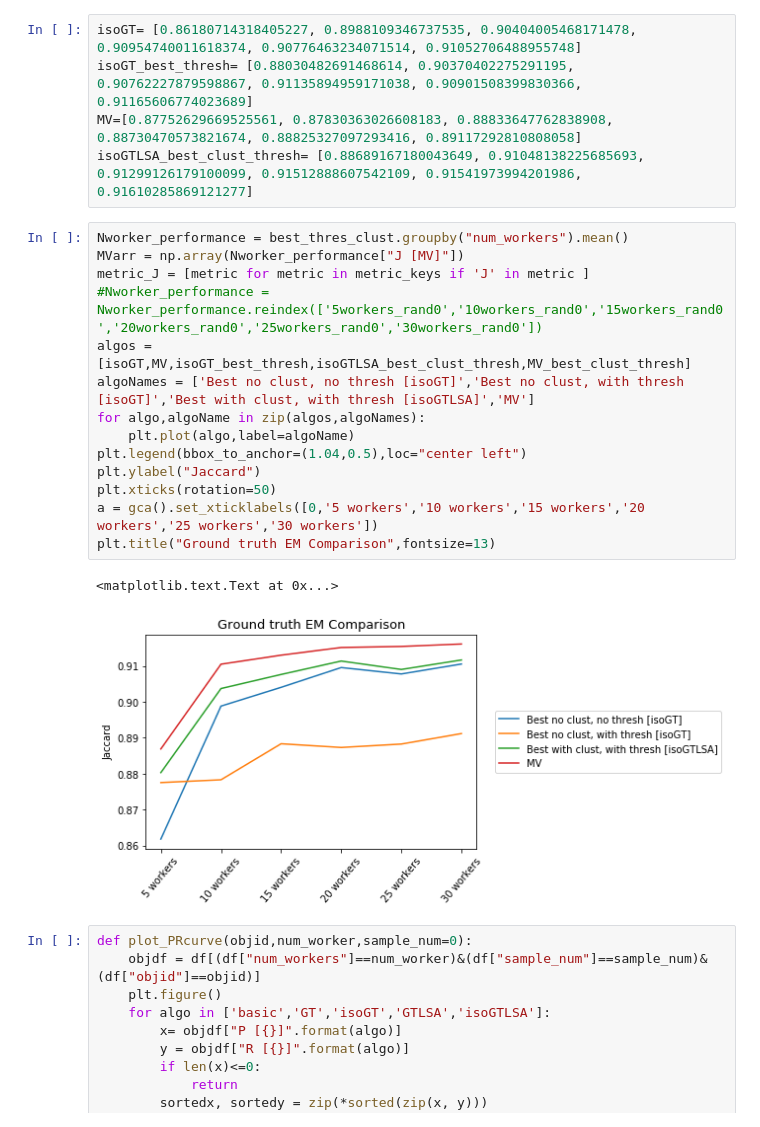
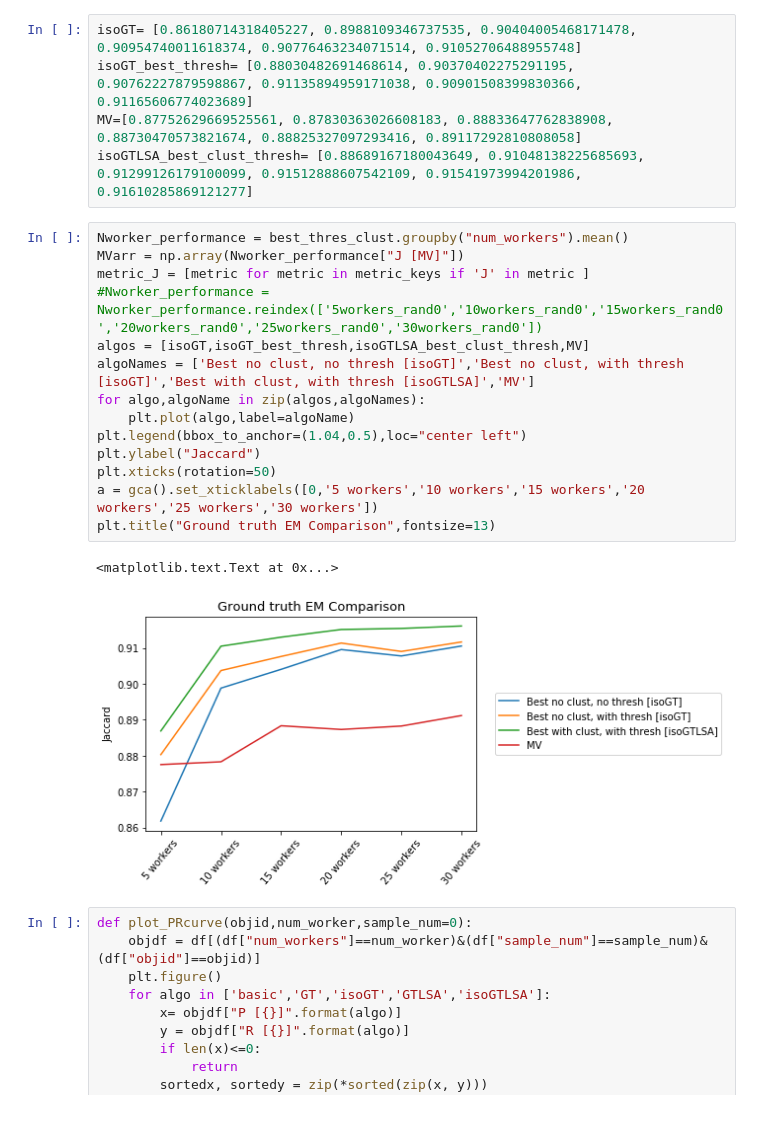
Before and after one commit to cognoscentai/segmentation, a Jupyter notebook: ipynb/PixelBasedGroundTruthExperiment-WithCluster.ipynb, the cells around one changed output. Saved outputs shown, nothing was run; the diff lists cells and outputs as text.

```diff
--- a/ipynb/PixelBasedGroundTruthExperiment-WithCluster.ipynb
+++ b/ipynb/PixelBasedGroundTruthExperiment-WithCluster.ipynb
@@ -105,20 +103,20 @@ isoGTLSA_best_clust_thresh= [0.88689167180043649, 0.91048138225685693, 0.9129912
 # %%
 Nworker_performance = best_thres_clust.groupby("num_workers").mean()
 MVarr = np.array(Nworker_performance["J [MV]"])
 metric_J = [metric for metric in metric_keys if 'J' in metric ]
 #Nworker_performance = Nworker_performance.reindex(['5workers_rand0','10workers_rand0','15workers_rand0','20workers_rand0','25workers_rand0','30workers_rand0'])
-algos = [isoGT,MV,isoGT_best_thresh,isoGTLSA_best_clust_thresh,MV_best_clust_thresh]
+algos = [isoGT,isoGT_best_thresh,isoGTLSA_best_clust_thresh,MV]
 algoNames = ['Best no clust, no thresh [isoGT]','Best no clust, with thresh [isoGT]','Best with clust, with thresh [isoGTLSA]','MV']
 for algo,algoName in zip(algos,algoNames):
     plt.plot(algo,label=algoName)
 plt.legend(bbox_to_anchor=(1.04,0.5),loc="center left")
 plt.ylabel("Jaccard")
 plt.xticks(rotation=50)
 a = gca().set_xticklabels([0,'5 workers','10 workers','15 workers','20 workers','25 workers','30 workers'])
 plt.title("Ground truth EM Comparison",fontsize=13)
 # %% [output]
 <matplotlib.text.Text at 0x...>
-[figure, old version]
+[figure, new version]
 # %%
 def plot_PRcurve(objid,num_worker,sample_num=0):
     objdf = df[(df["num_workers"]==num_worker)&(df["sample_num"]==sample_num)&(df["objid"]==objid)]
```
Also changed, not shown: parts of 5 cells of this notebook, 1 other file.
